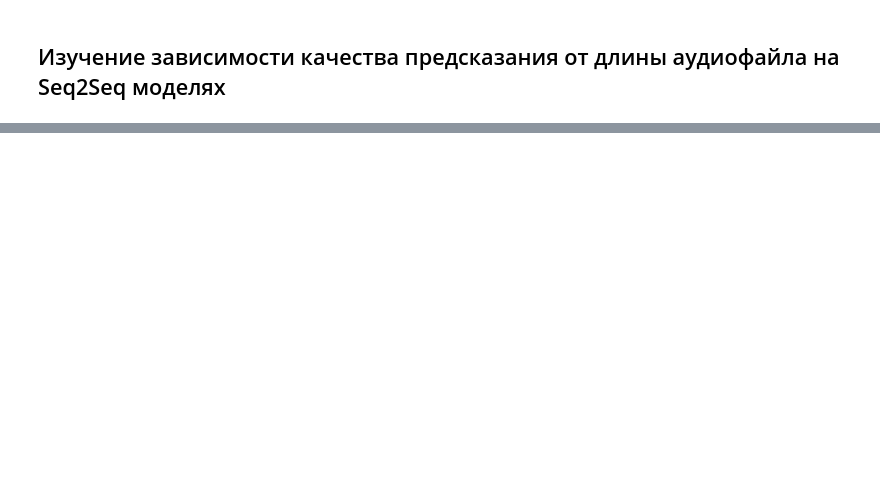
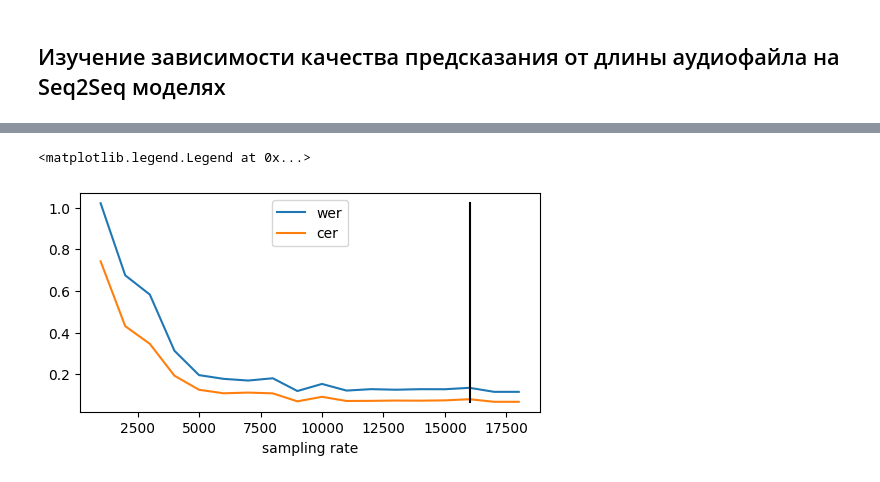
Before and after one commit to EgorYankovsky/NEYRO_2, a Jupyter notebook: PZ2_control.ipynb, the cells around one changed output, grey strips where cells are left out. Saved outputs shown, nothing was run; the diff lists cells and outputs as text; code cells hidden in the pictures; blank space fills up the shorter version.

```diff
--- a/PZ2_control.ipynb
+++ b/PZ2_control.ipynb
@@ -240,18 +182,21 @@ cer_seq2seq_metrics = []
 time_ctc = []
 time_seq2seq = []
 
-max_it = 100
+max_it = 50
 it = 0
 #for i in range(0, len(dataset)):
 for sample in dataset:
     #print(1)
-    #if dataset[i]['language'] == Language.ENGLISH.value:
+    if sample['language'] == Language.ENGLISH.value:
         target = sample["sentence"]
         t0_ctc = time.time()
         prediction_ctc = pipe_ctc(sample["audio"], max_new_tokens=256)["text"]
         t1_ctc = time.time()
         time_ctc.append(float(t1_ctc - t0_ctc))
         #print(2)
+
+        if abs(len(target) - len(prediction_ctc)) > 20:
+            continue
 
         #t0_seq2seq = time.time()
         #prediction_seq2seq = pipe_seq2seq(sample["audio"], max_new_tokens = 256)["text"]
@@ -618,7 +619,7 @@ pipe = pipeline(
 sampling_rate = pipe.feature_extractor.sampling_rate
 target_text = []
 audio_long_audio = []
-second = 50
+second = 30 # менять здесь
 target_length_in_samples = second * sampling_rate
 long_audio = []
 for sample in long_dataset:
@@ -677,0 +727,8 @@ print(cer_metric.compute(references=[normalizer(" ".join(target_text))],
+# %%
+pipe_sr = pipeline(
+    "automatic-speech-recognition",
+    #model="openai/whisper-tiny",
+    #model="openai/whisper-base",
+    model="openai/whisper-small",
+)
+pipe_sr.feature_extractor.sampling_rate
@@ -677,0 +738,2 @@ print(cer_metric.compute(references=[normalizer(" ".join(target_text))],
+# %%
+sampling_rates = [i * 1000 for i in range(1, 19)]
@@ -677,0 +824,10 @@ print(cer_metric.compute(references=[normalizer(" ".join(target_text))],
+# %%
+fig, ax = plt.subplots(figsize=(5, 2.7), layout='constrained')
+ax.plot(sampling_rates, sample_i_wer_avg, label='wer')  # Plot some data on the axes.
+ax.plot(sampling_rates, sample_i_cer_avg, label='cer')  # Plot more data on the axes...
+ax.plot([16_000.0, 16_000.0], [min(sample_i_cer_avg), max(sample_i_wer_avg)], color = "black")
+ax.set_xlabel('sampling rate')  # Add an x-label to the axes.
+ax.legend()  # Add a legend.
+# %% [output]
+<matplotlib.legend.Legend at 0x...>
+[figure, added]
```
Also changed, not shown: parts of 43 cells of this notebook.
